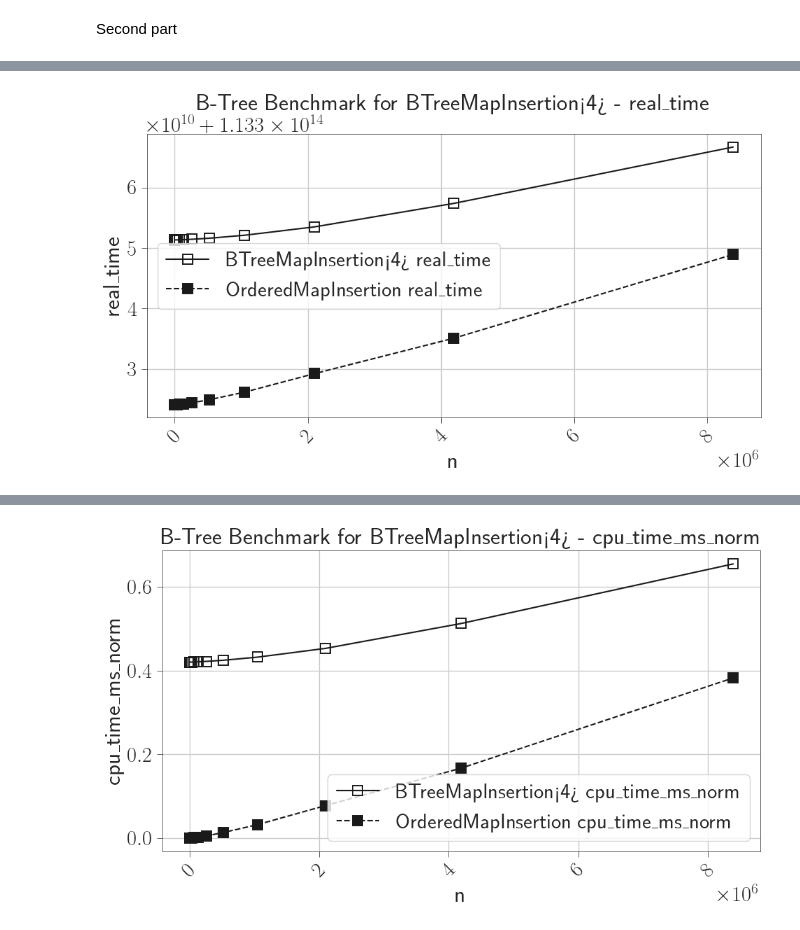
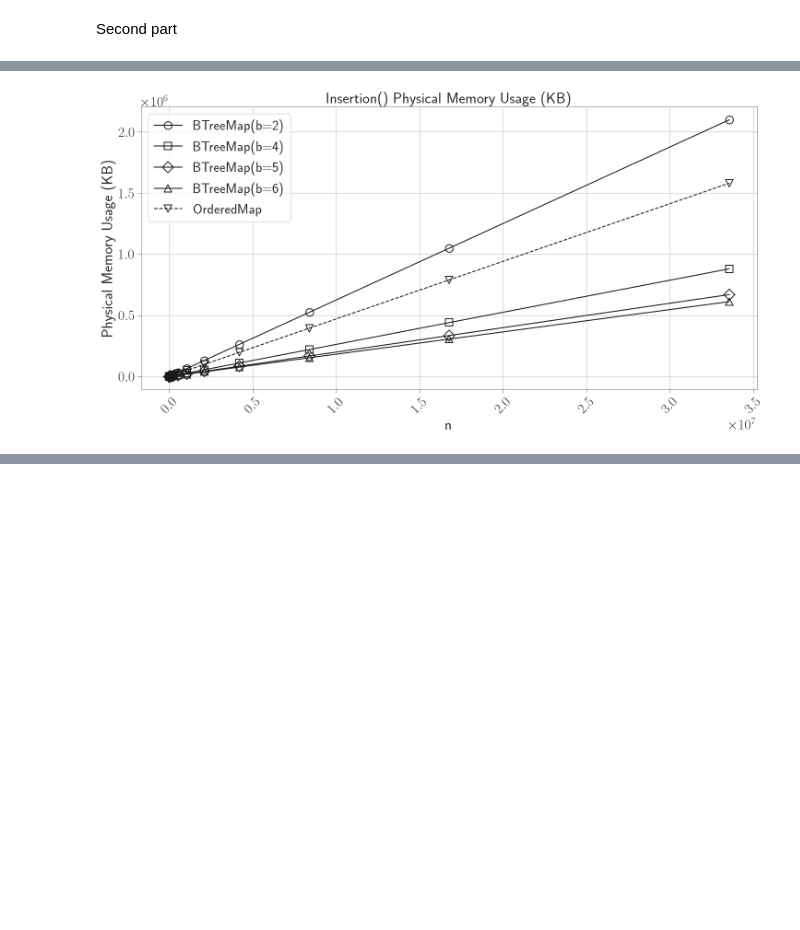
Before and after one commit to APAL-T2-2025/ASN1, a Jupyter notebook: notebook/b_tree.ipynb, the cells around one changed output, grey strips where cells are left out. Saved outputs shown, nothing was run; the diff lists cells and outputs as text; code cells hidden in the pictures; blank space fills up the shorter version.

```diff
--- a/notebook/b_tree.ipynb
+++ b/notebook/b_tree.ipynb
@@ -165,3 +260,14 @@ btree_df
 # %%
-names = pd.unique(btree_df['name'])
+names = btree_df['name'].unique().tolist()
+operations = btree_df['operation'].unique()
+
+
+df_filtered_btree = btree_df[btree_df['name'] == 'BTreeMap']
+df_filtered_map = btree_df[btree_df['name'] == 'OrderedMap']
+
+exclude_columns = ['name', 'n', 'operation', 'b']
+
+unique_names = btree_df['name'].unique().tolist()
+print(unique_names)
+print(operations)
 # %% [output]
@@ -170,54 +276,58 @@ array(['OrderedMapInsertion', 'BTreeMapInsertion<4>',
 # %%
 # Get unique names
-unique_names = btree_df['name'].unique()
 
 # Columns to exclude from plotting
-exclude_columns = ['name', 'n']
 
 # Plot each unique name
-for name in unique_names:
-    if name == 'OrderedMapInsertion': continue
 
-    filtered_df = btree_df[btree_df['name'] == name]
+markers = ['o', 's', 'D', '^', 'v', '<', '>', 'p', '*', 'h', 'H', 'x', 'X', 'd', '|', '_']
 
-    filtered_df2 = btree_df[btree_df['name'] == 'OrderedMapInsertion']
+for op in operations:
 
-    for column in filtered_df.columns:
+    df_filtered_btree_op = df_filtered_btree[df_filtered_btree['operation'] == op]
+    df_filtered_map_op = df_filtered_map[df_filtered_map['operation'] == op]
+
+    for column in df_filtered_btree.columns:
         if column not in exclude_columns:
-            f, ax = plt.subplots(figsize=(10, 6))
+            f, ax = plt.subplots(figsize=(15, 8))
 
+            marker_cyc = itertools.cycle(markers)
+
+            for b in df_filtered_btree_op['b'].unique():
+                print(f'bt {column}')
+                sns.lineplot(
+                    data=df_filtered_btree_op[df_filtered_btree_op['b'] == b],
+                    x='n',
+                    y=column,
+                    marker=next(marker_cyc),
+                    markerfacecolor='none',
+                    markeredgecolor='k',
+                    markeredgewidth=1.4,
+                    markersize=12,
+                    color='k',
+                    linewidth=1.5,
+                    label= f'BTreeMap(b={int(b)})',
+                    ax=ax
+                )
+
+            print(f'om {column}')
             sns.lineplot(
-                data=filtered_df,
+                data=df_filtered_map_op,
                 x='n',
                 y=column,
-                marker='s',
+                marker=next(marker_cyc),
                 markerfacecolor='none',
+                linestyle='--',
                 markeredgecolor='k',
                 markeredgewidth=1.4,
-                markersize=10,
+                markersize=12,
                 color='k',
                 linewidth=1.5,
-                label=name + ' ' + column,
+                label='OrderedMap',
                 ax=ax
             )
 
-            sns.lineplot(
-                data=filtered_df2,
-                x='n',
-                y=column,
-                marker='s',
-                # markerfacecolor='none',
-                linestyle='--',
-                markeredgecolor='k',
-                markeredgewidth=1.4,
-                markersize=10,
-                color='k',
-                linewidth=1.5,
-                label='OrderedMapInsertion' + ' ' + column,
-                ax=ax
-            )
-
-            ax.set_title(f"B-Tree Benchmark for {name} - {column}")
+            ax.set_title(f"{op.title()}() {column}")
             ax.set_xlabel('n')
             ax.set_ylabel(column)
             ax.grid(True)
@@ -230,6 +340,6 @@ for name in unique_names:
 
             plt.xticks(rotation=45)
             plt.tight_layout()
-            # plt.savefig(ax.get_title().lower().replace(' ', '_') + '.pdf', bbox_inches='tight')
+            plt.savefig(ax.get_title().lower().replace(' ', '_') + '.pdf', bbox_inches='tight')
             plt.show()
 # %% [output]
@@ -236 +351 @@ for name in unique_names:
-[figure, old version]
+[figure, new version]
@@ -242 +381,0 @@ for name in unique_names:
-[figure, removed]
```
Also changed, not shown: parts of 9 cells of this notebook, 28 other files.
